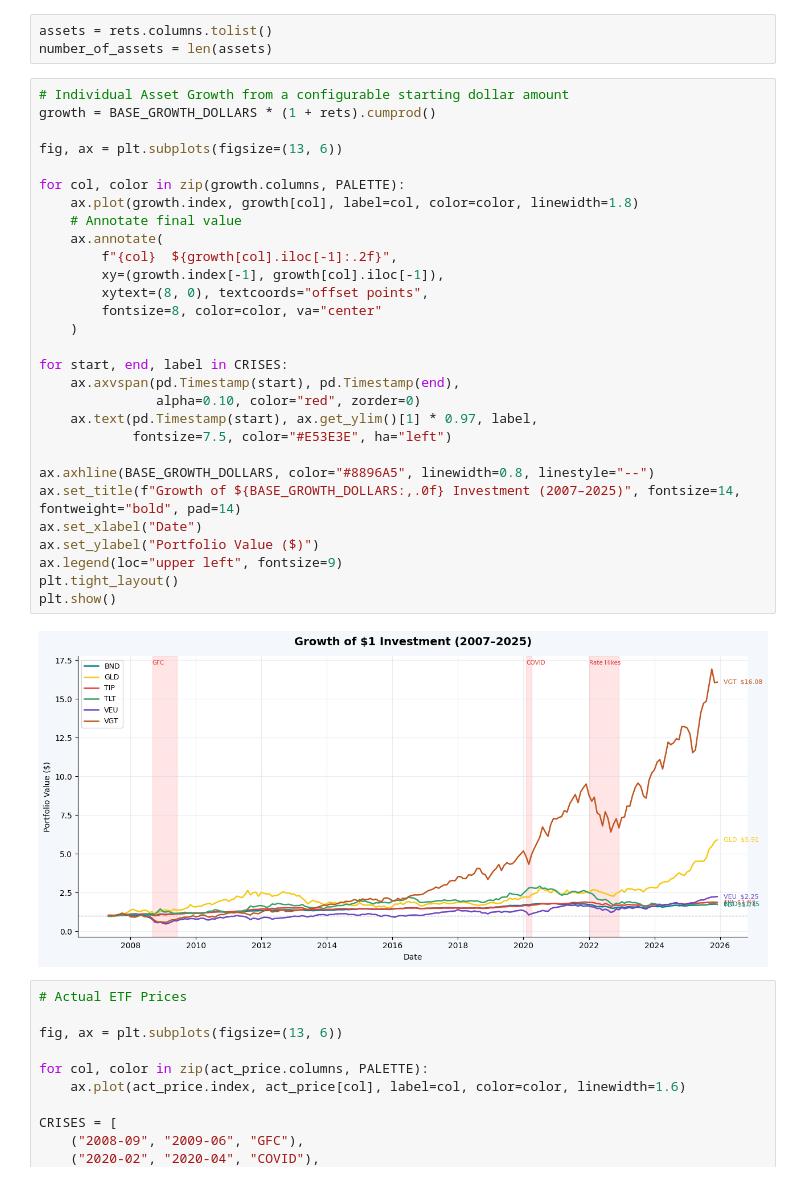
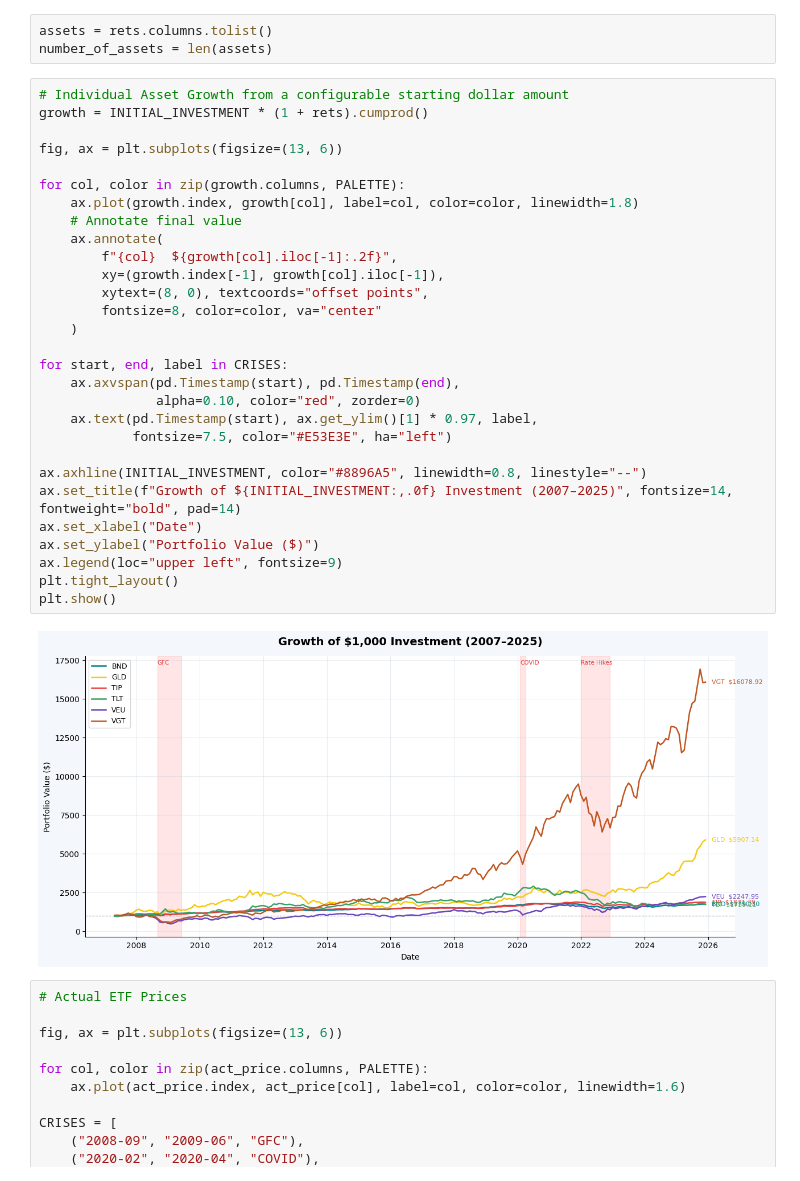
Before and after one commit to Anuj-Khadka/roboadvisor_research, a Jupyter notebook: src/models/02_baseline_charts.ipynb, the cells around one changed output. Cells and saved outputs as stored; diff of their text form.

```diff
--- a/src/models/02_baseline_charts.ipynb
+++ b/src/models/02_baseline_charts.ipynb
@@ -73,35 +70,35 @@ assets = rets.columns.tolist()
 number_of_assets = len(assets)
 # %%
 # Individual Asset Growth from a configurable starting dollar amount
-growth = BASE_GROWTH_DOLLARS * (1 + rets).cumprod()
+growth = INITIAL_INVESTMENT * (1 + rets).cumprod()
 
 fig, ax = plt.subplots(figsize=(13, 6))
 
 for col, color in zip(growth.columns, PALETTE):
     ax.plot(growth.index, growth[col], label=col, color=color, linewidth=1.8)
     # Annotate final value
     ax.annotate(
         f"{col}  ${growth[col].iloc[-1]:.2f}",
         xy=(growth.index[-1], growth[col].iloc[-1]),
         xytext=(8, 0), textcoords="offset points",
         fontsize=8, color=color, va="center"
     )
 
 for start, end, label in CRISES:
     ax.axvspan(pd.Timestamp(start), pd.Timestamp(end),
                alpha=0.10, color="red", zorder=0)
     ax.text(pd.Timestamp(start), ax.get_ylim()[1] * 0.97, label,
             fontsize=7.5, color="#E53E3E", ha="left")
 
-ax.axhline(BASE_GROWTH_DOLLARS, color="#8896A5", linewidth=0.8, linestyle="--")
-ax.set_title(f"Growth of ${BASE_GROWTH_DOLLARS:,.0f} Investment (2007–2025)", fontsize=14, fontweight="bold", pad=14)
+ax.axhline(INITIAL_INVESTMENT, color="#8896A5", linewidth=0.8, linestyle="--")
+ax.set_title(f"Growth of ${INITIAL_INVESTMENT:,.0f} Investment (2007–2025)", fontsize=14, fontweight="bold", pad=14)
 ax.set_xlabel("Date")
 ax.set_ylabel("Portfolio Value ($)")
 ax.legend(loc="upper left", fontsize=9)
 plt.tight_layout()
 plt.show()
 # %% [output]
-[figure, old version]
+[figure, new version]
 # %%
 # Actual ETF Prices
 
```
Also changed, not shown: parts of 2 cells of this notebook, 11 other files.
